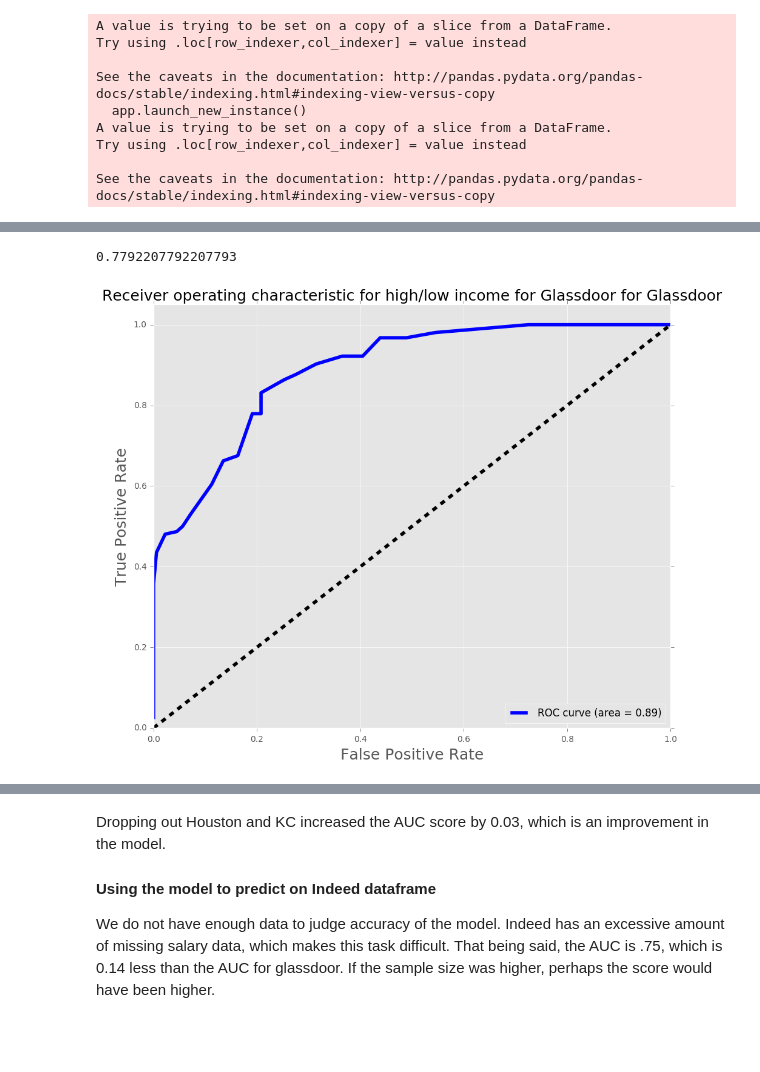
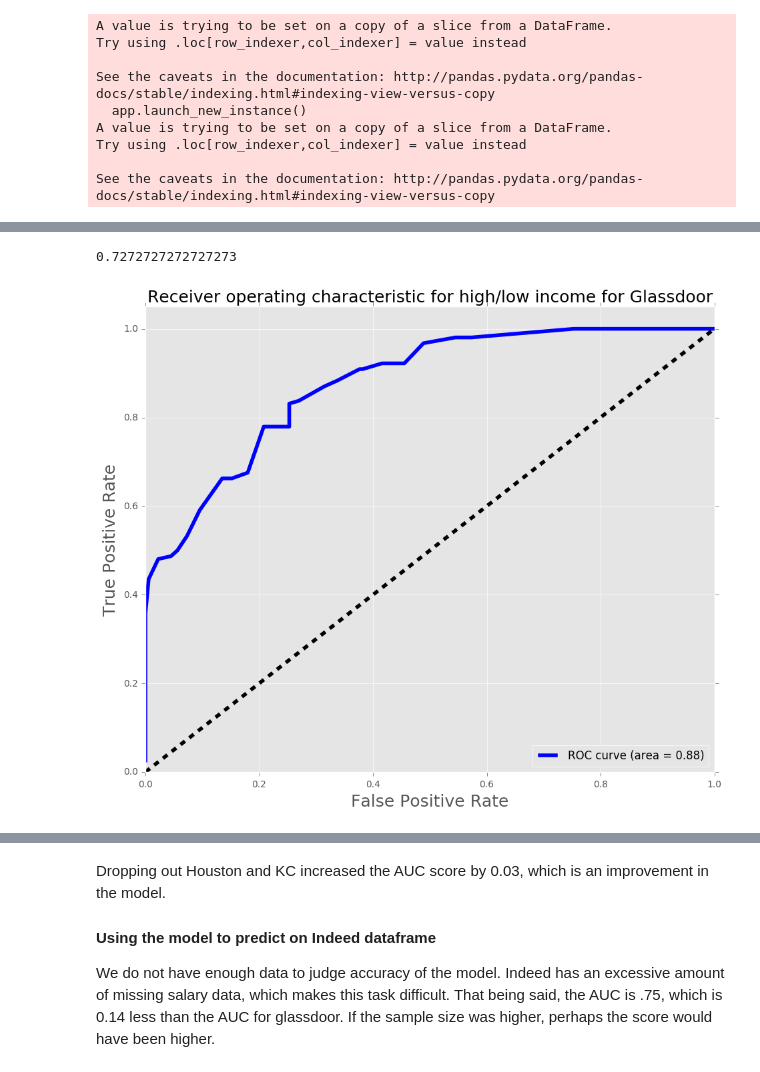
Before and after one commit to adalal80/GA-DSI, a Jupyter notebook: projects/projects-weekly/project-04/scraping-project-4-starter_JPF.ipynb, the cells around one changed output, grey strips where cells are left out. Drawn from its saved outputs; the diff is of its cells as text; code cells hidden in the pictures; blank space fills up the shorter version.

```diff
--- a/projects/projects-weekly/project-04/scraping-project-4-starter_JPF.ipynb
+++ b/projects/projects-weekly/project-04/scraping-project-4-starter_JPF.ipynb
@@ -929,7 +929,7 @@ features_1 = gd_1.loc[:,['City','entry_bin','mid_bin','senior_bin']]
 y_test = gd_1['above_median']
 # %%
 #setting the X to use to fit the new model (without Houston and Kansas City)
-X_1 = pd.get_dummies(features_1,columns = ['City'])
+X_1 = pd.get_dummies(features_1,columns = ['City']).drop(axis = 1,labels = ['entry_bin','City_new york'])
 # %%
 #prepping the indeed dataframe to be used as a test
 #cities = ['atlanta','austin','boston','dallas','detroit','houston','kanasas city','los angeles','minneapolis','nashville','san francisco','san jose','seattle','washington, dc']
@@ -1004,32 +1004,32 @@ AUC Score is: 0.887786370932
 # 133 / 188 = TP / (TP + FP)
 float(conmat_1[0,0]) / conmat_1[:,0].sum()
 # %% [output]
-0.7792207792207793
+0.7272727272727273
 # %%
 #plotting the AUC curve
 roc_auc_score(Y_test1, y_score_1)
 
 """ Plot AUC"""
 
 FPR = dict()
 TPR = dict()
 ROC_AUC = dict()
 
 # For class 1, find the area under the curve
 FPR[1], TPR[1], _ = roc_curve(Y_test1, y_score_1)
 ROC_AUC[1] = auc(FPR[1], TPR[1])
 
 # Plot of a ROC curve for class 1 (has_cancer)
 plt.figure(figsize=[11,9])
 plt.plot(FPR[1], TPR[1], label='ROC curve (area = %0.2f)' % ROC_AUC[1], linewidth=4,color='blue')
 plt.plot([0, 1], [0, 1], 'k--', linewidth=4)
 plt.xlim([0.0, 1.0])
 plt.ylim([0.0, 1.05])
 plt.xlabel('False Positive Rate', fontsize=18)
 plt.ylabel('True Positive Rate', fontsize=18)
-plt.title('Receiver operating characteristic for high/low income for Glassdoor for Glassdoor', fontsize=18)
+plt.title('Receiver operating characteristic for high/low income for Glassdoor', fontsize=18)
 plt.legend(loc="lower right")
 plt.show()
 # %% [output]
-[figure, old version]
+[figure, new version]
 # %%
```
Also changed, not shown: parts of 13 cells of this notebook.
